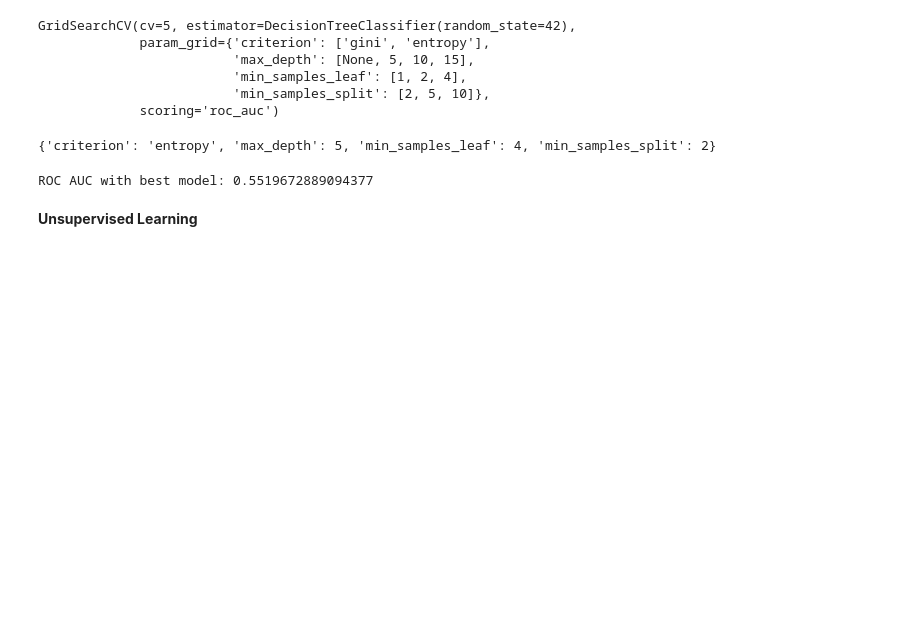
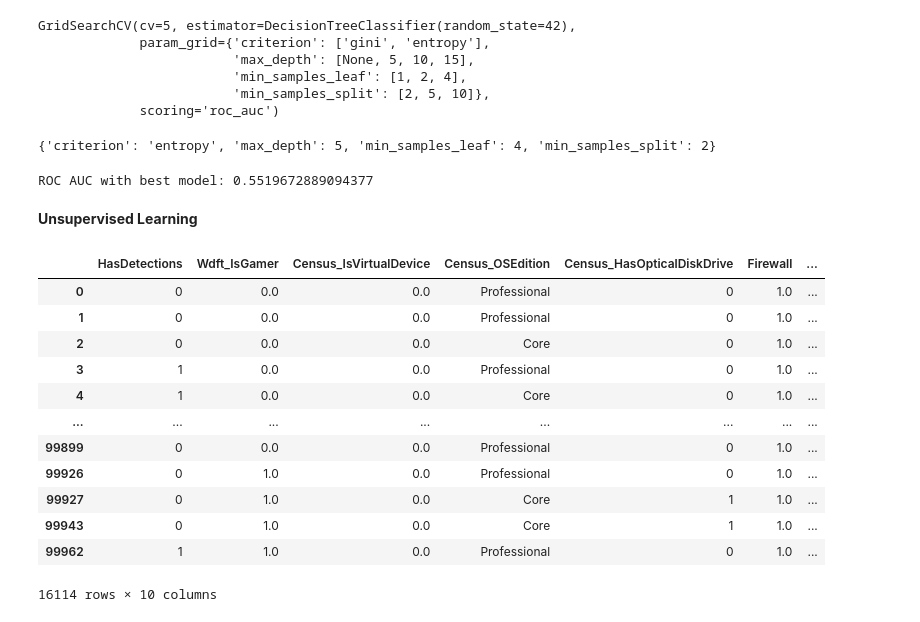
Before and after one commit to Jessica-Emereuwa/GoMyCode-DataScience, a Jupyter notebook: Machine_Learning_Algorithms_Checkpoint.ipynb, the cells around one changed output. Saved outputs shown, nothing was run; the diff lists cells and outputs as text; code cells hidden in the pictures; blank space fills up the shorter version.

```diff
--- a/Machine_Learning_Algorithms_Checkpoint.ipynb
+++ b/Machine_Learning_Algorithms_Checkpoint.ipynb
@@ -240,4 +238,19 @@ ROC AUC with best model: 0.5519672889094377
 **Unsupervised Learning**
 # %%
 # Drop the target variable from the dataset
-X_unsupervised = data.drop('HasDetections', axis=1)
+data = df
+df
+# %% [output]
+|  | HasDetections | Wdft_IsGamer | Census_IsVirtualDevice | Census_OSEdition | Census_HasOpticalDiskDrive | Firewall | ... |
+| 0 | 0 | 0.0 | 0.0 | Professional | 0 | 1.0 | ... |
+| 1 | 0 | 0.0 | 0.0 | Professional | 0 | 1.0 | ... |
+| 2 | 0 | 0.0 | 0.0 | Core | 0 | 1.0 | ... |
+| 3 | 1 | 0.0 | 0.0 | Professional | 0 | 1.0 | ... |
+| 4 | 1 | 0.0 | 0.0 | Core | 0 | 1.0 | ... |
+| ... | ... | ... | ... | ... | ... | ... | ... |
+| 99899 | 0 | 0.0 | 0.0 | Professional | 0 | 1.0 | ... |
+| 99926 | 0 | 1.0 | 0.0 | Professional | 0 | 1.0 | ... |
+| 99927 | 0 | 1.0 | 0.0 | Core | 1 | 1.0 | ... |
+| 99943 | 0 | 1.0 | 0.0 | Core | 1 | 1.0 | ... |
+| 99962 | 1 | 1.0 | 0.0 | Professional | 0 | 1.0 | ... |
+16114 rows × 10 columns
```
Also changed, not shown: parts of 10 cells of this notebook.
